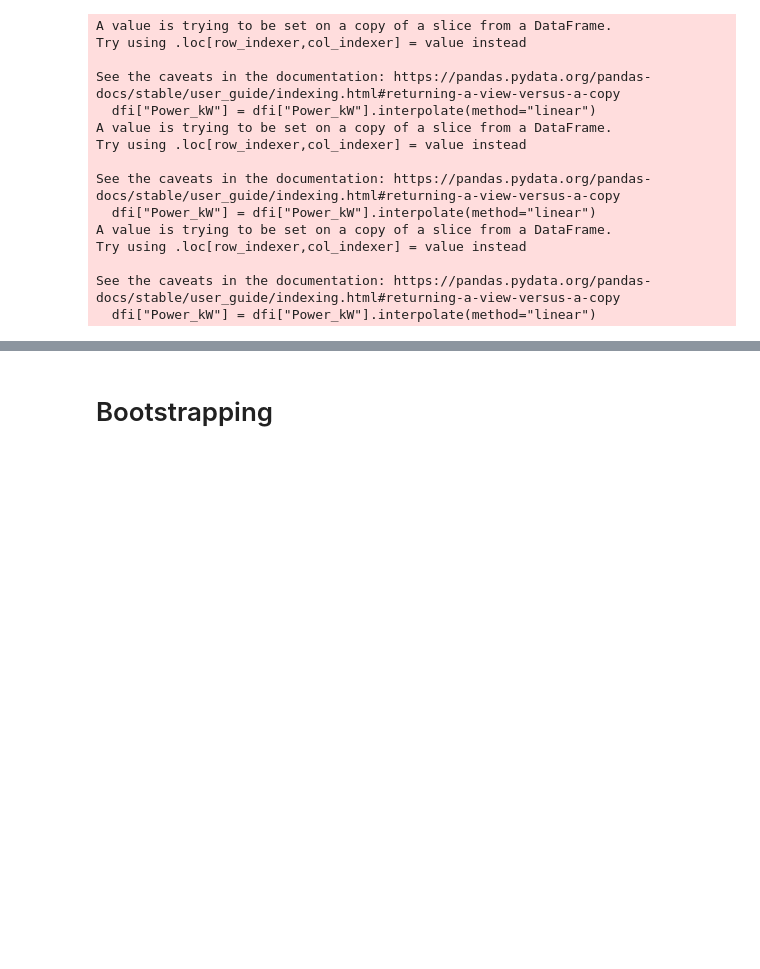
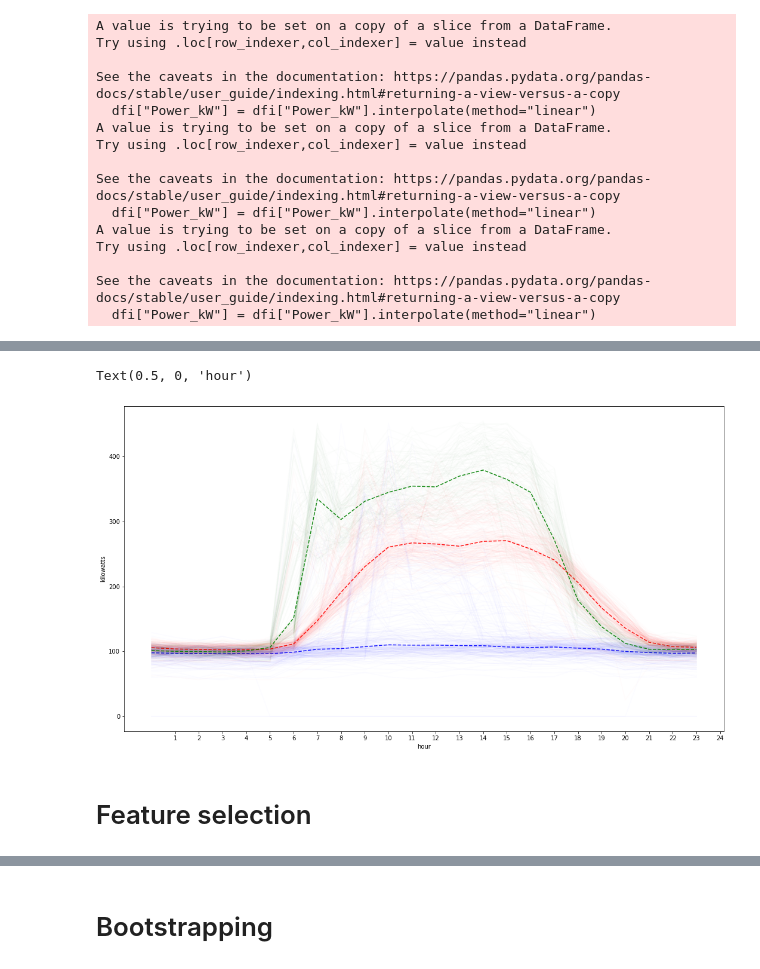
Before and after one commit to valerb997/Project-1, a Jupyter notebook: Model - Copy/Model.ipynb, the cells around one changed output, grey strips where cells are left out. Drawn from its saved outputs; the diff is of its cells as text; code cells hidden in the pictures; blank space fills up the shorter version.

```diff
--- a/Model - Copy/Model.ipynb
+++ b/Model - Copy/Model.ipynb
@@ -507,0 +652,19 @@ See the caveats in the documentation: https://pandas.pydata.org/pandas-docs/stab
+# %%
+fig, ax= plt.subplots(1,1, figsize=(18,10))
+color_list = ['blue','red','green']
+cluster_values = sorted(df_pivot.index.get_level_values('cluster').unique())
+#for each cluster I assign a colour
+for cluster, color in zip(cluster_values, color_list):
+    df_pivot.xs(cluster, level=1).T.plot(
+        ax=ax, legend=False, alpha=0.01, color=color, label= f'Cluster {cluster}'
+        )
+    df_pivot.xs(cluster, level=1).median().plot(
+        ax=ax, color=color, alpha=0.9, ls='--'
+    )
+
+ax.set_xticks(np.arange(1,25))
+ax.set_ylabel('kilowatts')
+ax.set_xlabel('hour')
+# %% [output]
+Text(0.5, 0, 'hour')
+[figure, added]
@@ -507,0 +677,2 @@ See the caveats in the documentation: https://pandas.pydata.org/pandas-docs/stab
+# %% [markdown]
+# Feature selection
```
Also changed, not shown: parts of 22 cells of this notebook.
